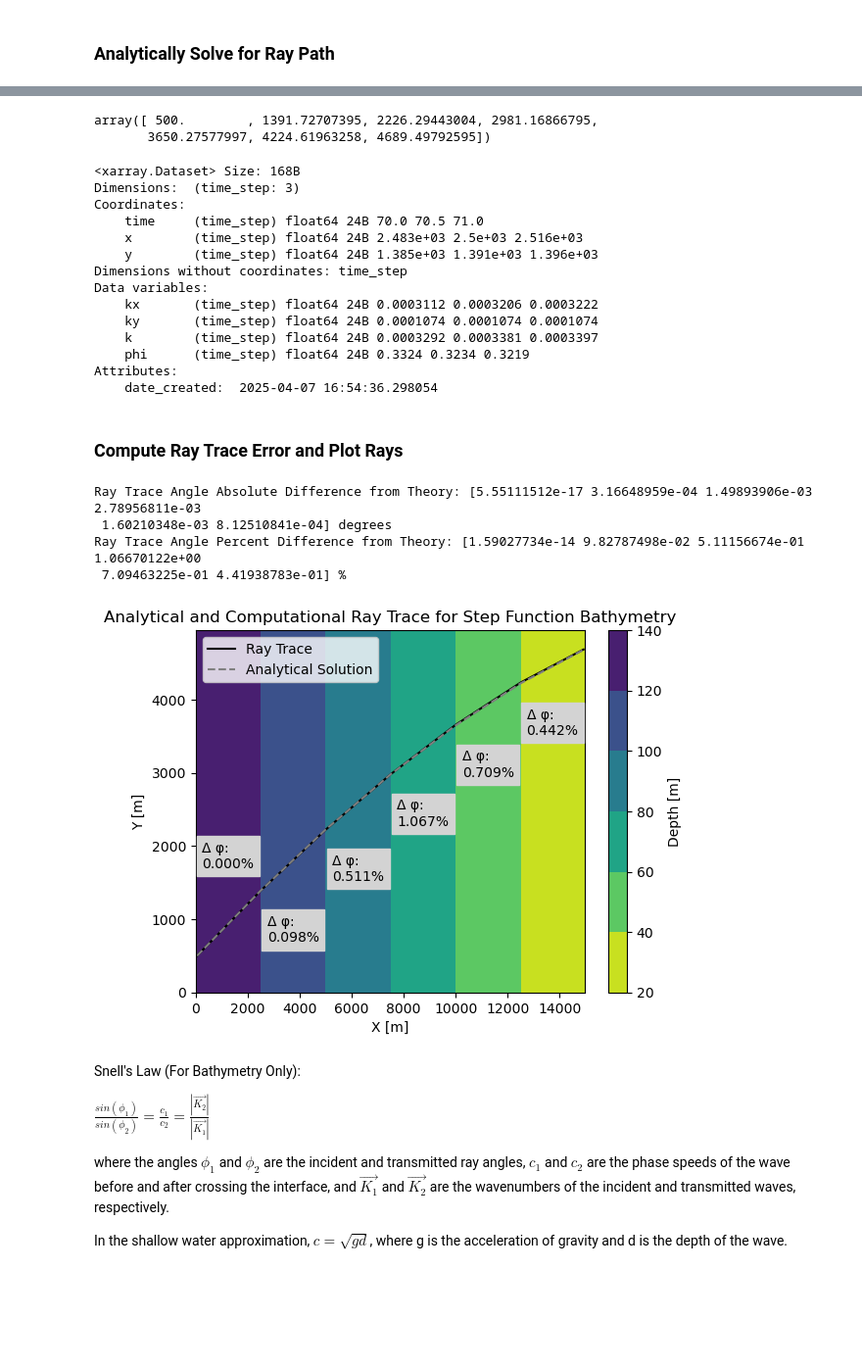
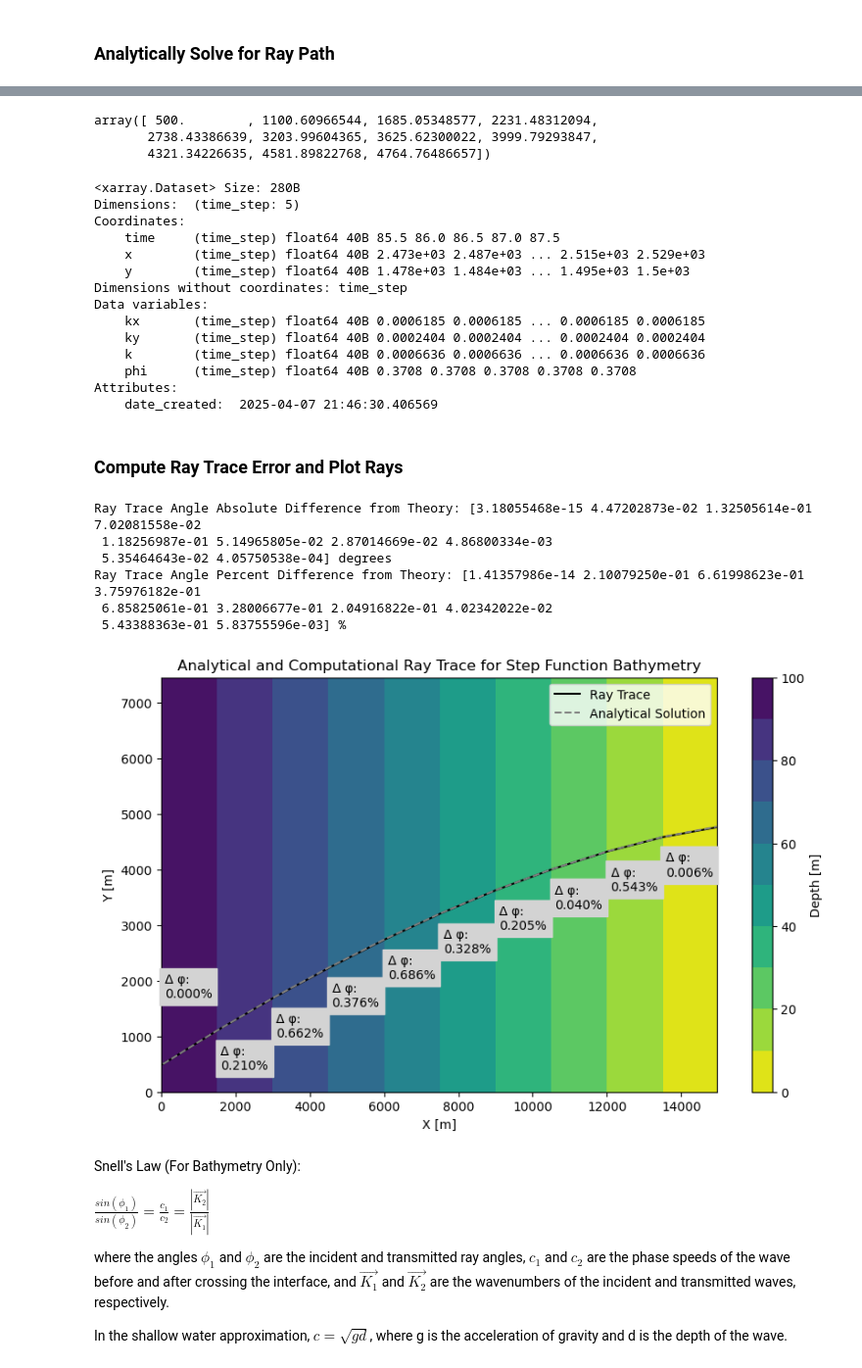
Before and after one commit to mines-oceanography/mantaray, a Jupyter notebook: notebooks/theoretical_comparison/snells_law_verification.ipynb, the cells around one changed output, grey strips where cells are left out. Shown at 98% size. Drawn from its saved outputs; the diff is of its cells as text; code cells hidden in the pictures; blank space fills up the shorter version.

Commit message:
Fix error in wavenumber, absolute angle difference calculations, rerun with new bathymetries and currents

```diff
--- a/notebooks/theoretical_comparison/snells_law_verification.ipynb
+++ b/notebooks/theoretical_comparison/snells_law_verification.ipynb
@@ -38,6 +38,7 @@ def analytical_ray_trace(xs, y0, phi0, k0, approx_type='deep', mode='shallow_bat
     phis[0] = phi0
     ks = np.ones(shape=len(xs)-1)
     ks[0] = k0
+    ky0 = k0 * np.sin(phi0)
     cs = np.ones(shape=len(xs)-1)
     ys = np.ones(shape=len(xs))
     ys[0] = y0
@@ -71,7 +72,11 @@ def analytical_ray_trace(xs, y0, phi0, k0, approx_type='deep', mode='shallow_bat
         phis[i+1] = snells_law_func(**snells_law_args)
 
         # Compute new k and c
-        ks[i+1] = np.tan(phis[i])/np.tan(phis[i+1]) * ks[i]
+        #ks[i+1] = np.tan(phis[i])/np.tan(phis[i+1]) * ks[i]
+        #kx_new = -ky0/np.cos(phis[i+1]) * \
+        #    (9.8*np.sin(phis[i+1])/ky0 * np.tanh(ky0*depths[i+1] / np.sin(phis[i+1])))**(-0.5) \
+        #    + ks[i]*np.cos(ks[i])
+        ks[i+1] = ky0 / np.sin(phis[i+1])
 
         if approx_type == 'deep':
             cs[i+1] = c_func(depths[i], ks[i])
@@ -117,8 +122,8 @@ depth_indices = np.flip(depth_indices_raw)
 n_shelfs = len(depth_levels)
 
 # Define wave Parameters
-k = 2*np.pi/20000 # lambda = 100m
-phi0 = 20*np.pi/180 # phi0 = 25 degrees from x axis
+k = 2*np.pi/10000 # lambda = 100m
+phi0 = np.pi/8
 kx = k*np.cos(phi0)
 ky = k*np.sin(phi0)
 omega = np.sqrt(depth_max*9.8)*k
@@ -162,25 +168,26 @@ array([   50.,  2500.,  5000.,  7500., 10000., 12500., 14950.])
 # %%
 ys_analytical
 # %% [output]
-array([ 500.        , 1391.72707395, 2226.29443004, 2981.16866795,
-       3650.27577997, 4224.61963258, 4689.49792595])
+array([ 500.        , 1100.60966544, 1685.05348577, 2231.48312094,
+       2738.43386639, 3203.99604365, 3625.62300022, 3999.79293847,
+       4321.34226635, 4581.89822768, 4764.76486657])
 # %%
 ray_evolution.where((ray_evolution.x >= 2470) & (ray_evolution.x <= 2530), drop=True)
 # %% [output]
-<xarray.Dataset> Size: 168B
-Dimensions:  (time_step: 3)
+<xarray.Dataset> Size: 280B
+Dimensions:  (time_step: 5)
 Coordinates:
-    time     (time_step) float64 24B 70.0 70.5 71.0
-    x        (time_step) float64 24B 2.483e+03 2.5e+03 2.516e+03
-    y        (time_step) float64 24B 1.385e+03 1.391e+03 1.396e+03
+    time     (time_step) float64 40B 85.5 86.0 86.5 87.0 87.5
+    x        (time_step) float64 40B 2.473e+03 2.487e+03 ... 2.515e+03 2.529e+03
+    y        (time_step) float64 40B 1.478e+03 1.484e+03 ... 1.495e+03 1.5e+03
 Dimensions without coordinates: time_step
 Data variables:
-    kx       (time_step) float64 24B 0.0003112 0.0003206 0.0003222
-    ky       (time_step) float64 24B 0.0001074 0.0001074 0.0001074
-    k        (time_step) float64 24B 0.0003292 0.0003381 0.0003397
-    phi      (time_step) float64 24B 0.3324 0.3234 0.3219
+    kx       (time_step) float64 40B 0.0006185 0.0006185 ... 0.0006185 0.0006185
+    ky       (time_step) float64 40B 0.0002404 0.0002404 ... 0.0002404 0.0002404
+    k        (time_step) float64 40B 0.0006636 0.0006636 ... 0.0006636 0.0006636
+    phi      (time_step) float64 40B 0.3708 0.3708 0.3708 0.3708 0.3708
 Attributes:
-    date_created:  2025-04-07 16:54:36.298054
+    date_created:  2025-04-07 21:46:30.406569
 # %% [markdown]
 ### Compute Ray Trace Error and Plot Rays
 # %%
@@ -190,32 +197,34 @@ ray_angles = xr.DataArray(data=ray_evolution.phi.values[:-1], coords={'x':ray_ev
 # Find the difference and percent difference between the analytical and computational ray traces
 phi_diffs = np.abs(phis_analytical - ray_angles.sel(x=mid_shelf_xs, method='nearest'))
 phi_diffs_percent = phi_diffs / phis_analytical * 100
-print('Ray Trace Angle Absolute Difference from Theory:', phi_diffs.values, 'degrees')
+print('Ray Trace Angle Absolute Difference from Theory:', phi_diffs.values*180/np.pi, 'degrees')
 print('Ray Trace Angle Percent Difference from Theory:', phi_diffs_percent.values, '%')
 # %% [output]
-Ray Trace Angle Absolute Difference from Theory: [5.55111512e-17 3.16648959e-04 1.49893906e-03 2.78956811e-03
- 1.60210348e-03 8.12510841e-04] degrees
-Ray Trace Angle Percent Difference from Theory: [1.59027734e-14 9.82787498e-02 5.11156674e-01 1.06670122e+00
- 7.09463225e-01 4.41938783e-01] %
+Ray Trace Angle Absolute Difference from Theory: [3.18055468e-15 4.47202873e-02 1.32505614e-01 7.02081558e-02
+ 1.18256987e-01 5.14965805e-02 2.87014669e-02 4.86800334e-03
+ 5.35464643e-02 4.05750538e-04] degrees
+Ray Trace Angle Percent Difference from Theory: [1.41357986e-14 2.10079250e-01 6.61998623e-01 3.75976182e-01
+ 6.85825061e-01 3.28006677e-01 2.04916822e-01 4.02342022e-02
+ 5.43388363e-01 5.83755596e-03] %
 # %%
 # Plot the Ray Comparisons
-fig, ax = plt.subplots()
-contours = ax.contourf(step_bathymetry.x, step_bathymetry.y, step_bathymetry.depth, cmap='viridis_r', levels=np.flip(np.concatenate((depth_levels, np.array([20,])))))
+fig, ax = plt.subplots(figsize=(10,6))
+contours = ax.contourf(step_bathymetry.x, step_bathymetry.y, step_bathymetry.depth, cmap='viridis_r', levels=np.flip(np.concatenate((depth_levels, np.array([0,])))))
 ax.autoscale(False)
 ax.plot(ray_evolution.x, ray_evolution.y, marker='', linestyle='solid', color='black', label='Ray Trace')
 ax.plot(xs_analytical, ys_analytical, marker='', linestyle='dashed', color='grey', label='Analytical Solution')
 for i, pcent_diff in enumerate(phi_diffs_percent):
     if i == 0:
-        ax.text(x=mid_shelf_xs[i] - 1000, y=ys_analytical[i]+1200, s='Δ φ: \n' + "{0:1.3f}".format(pcent_diff) + '%', backgroundcolor='lightgrey')
+        ax.text(x=mid_shelf_xs[i] - 650, y=ys_analytical[i]+1200, s='Δ φ: \n' + "{0:1.3f}".format(pcent_diff) + '%', backgroundcolor='lightgrey')
         continue
-    ax.text(x=mid_shelf_xs[i] - 1000, y=ys_analytical[i]-700, s='Δ φ: \n' + "{0:1.3f}".format(pcent_diff) + '%', backgroundcolor='lightgrey')
+    ax.text(x=mid_shelf_xs[i] - 650, y=ys_analytical[i]-700, s='Δ φ: \n' + "{0:1.3f}".format(pcent_diff) + '%', backgroundcolor='lightgrey')
 ax.legend()
 ax.set_title(label='Analytical and Computational Ray Trace for Step Function Bathymetry')
 ax.set_xlabel(xlabel='X [m]')
 ax.set_ylabel(ylabel='Y [m]')
 cax = fig.colorbar(contours, label='Depth [m]')
 # %% [output]
-[figure, old version]
+[figure, new version]
 # %% [markdown]
 Snell's Law (For Bathymetry Only):
 
```
Also changed, not shown: parts of 16 cells of this notebook.
